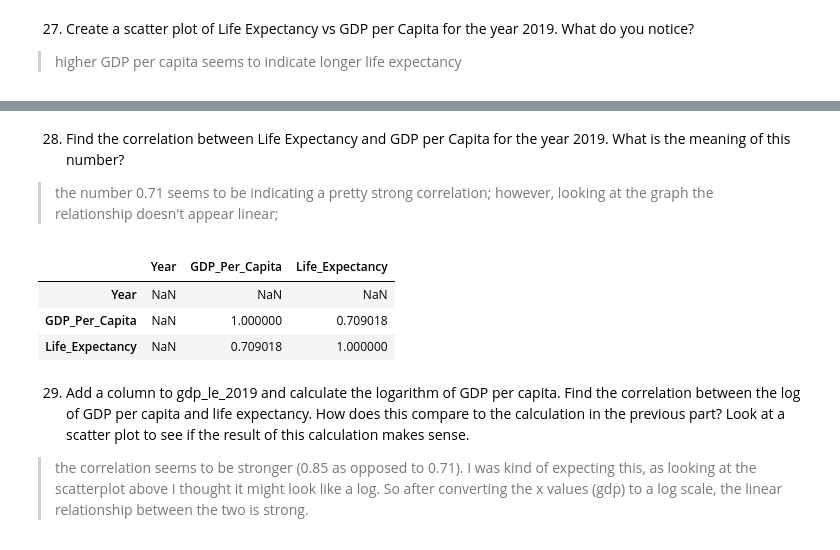
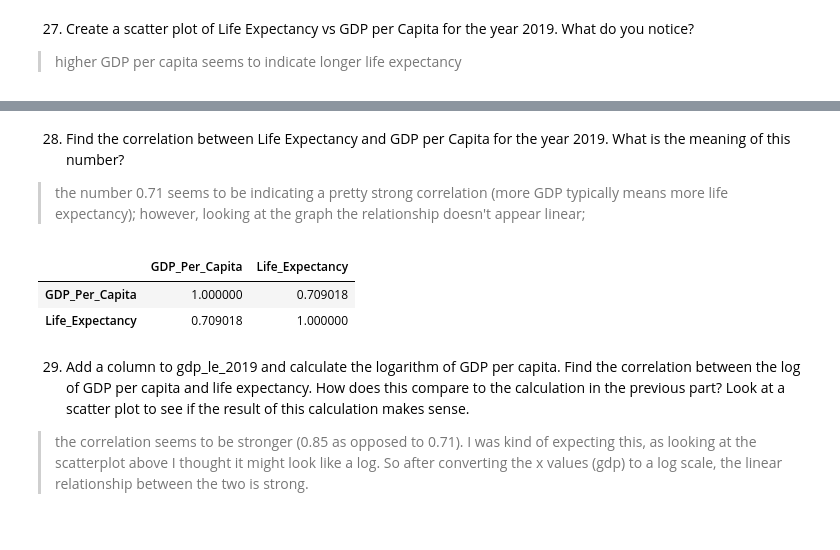
Before and after one commit to tomoumer/un_data_question-tomoumer, a Jupyter notebook: notebooks/UN_Data_Exploration.ipynb, the cells around one changed output, grey strips where cells are left out. Cells and saved outputs as stored; diff of their text form; code cells hidden in the pictures.

```diff
--- a/notebooks/UN_Data_Exploration.ipynb
+++ b/notebooks/UN_Data_Exploration.ipynb
@@ -216,7 +217,8 @@ continents = pd.read_csv('../data/continents.csv')
 18. Merge gdp_df and continents. Keep only the countries that appear in both data frames. Save the result back to gdp_df.
 # %%
 #the inner command, which is used by default, is what makes sure that the country appears in both sets
-gdp_df = pd.merge(gdp_df, continents, how='inner', on='Country')
+#also Country can be omitted here since it appears in both
+gdp_df = pd.merge(left=gdp_df, right=continents, how='inner', on='Country')
 # %% [markdown]
 19. Determine the number of countries per continent. Create a bar chart showing this.
 # %%
@@ -265,12 +277,13 @@ life_expectancy = (
             'Indicator Code',
             '2021',
             'Unnamed: 66'])
-    .melt(id_vars='Country Name')
+    .melt(
+        id_vars='Country Name',
+        var_name='Year',                #can also rename later in .rename
+        value_name='Life_Expectancy'    #can also rename later in .rename
+    )
     .rename(
-        columns = {
-            'Country Name' : 'Country',
-            'variable' : 'Year',
-            'value' : 'Life_Expectancy'})
+        columns = {'Country Name' : 'Country'})
 )
 # %% [markdown]
 23. What was the first country with a life expectancy to exceed 80?
@@ -300,7 +314,9 @@ life_expectancy = (
 
 > when merging on Year I found out that gdp_df Year is int64 type, the life_expectancy is str. Conversion below, before merging
 # %%
-life_expectancy.Year = life_expectancy.Year.astype(np.int64)
+
+# life_expectancy.Year = life_expectancy.Year.astype(np.int64)
+life_expectancy['Year'] = life_expectancy['Year'].astype(int)
 gdp_le = pd.merge(gdp_df, life_expectancy, "inner", on=['Country', 'Year'])
 # %%
 gdp_le.head()
@@ -376,14 +396,14 @@ gdp_le_2019.plot(kind='scatter', x='GDP_Per_Capita', y='Life_Expectancy')
 # %% [markdown]
 28. Find the correlation between Life Expectancy and GDP per Capita for the year 2019. What is the meaning of this number?
 
-> the number 0.71 seems to be indicating a pretty strong correlation; however, looking at the graph the relationship doesn't appear linear;
+> the number 0.71 seems to be indicating a pretty strong correlation (more GDP typically means more life expectancy); however, looking at the graph the relationship doesn't appear linear;
 # %%
-gdp_le_2019.corr()
+#gdp_le_2019.corr()
+gdp_le_2019[['GDP_Per_Capita', 'Life_Expectancy']].corr() #more explicit than above
 # %% [output]
-|  | Year | GDP_Per_Capita | Life_Expectancy |
-| Year | NaN | NaN | NaN |
-| GDP_Per_Capita | NaN | 1.000000 | 0.709018 |
-| Life_Expectancy | NaN | 0.709018 | 1.000000 |
+|  | GDP_Per_Capita | Life_Expectancy |
+| GDP_Per_Capita | 1.000000 | 0.709018 |
+| Life_Expectancy | 0.709018 | 1.000000 |
 # %% [markdown]
 29. Add a column to gdp_le_2019 and calculate the logarithm of GDP per capita. Find the correlation between the log of GDP per capita and life expectancy. How does this compare to the calculation in the previous part? Look at a scatter plot to see if the result of this calculation makes sense.
 
```
Also changed, not shown: parts of 20 cells of this notebook, 1 other file.
